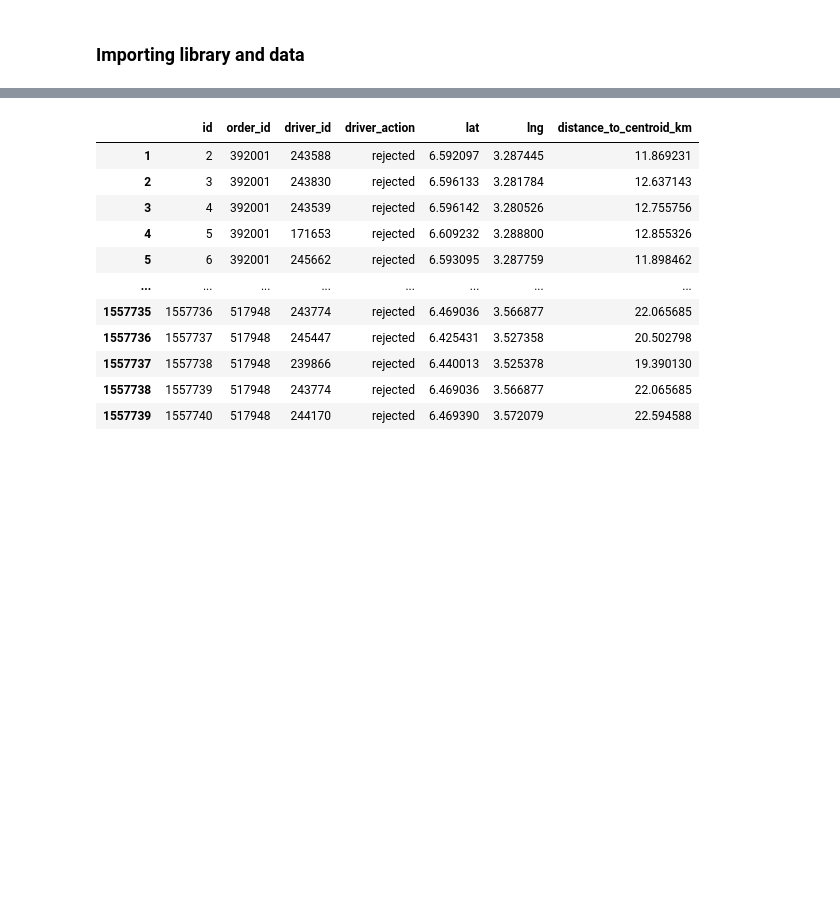
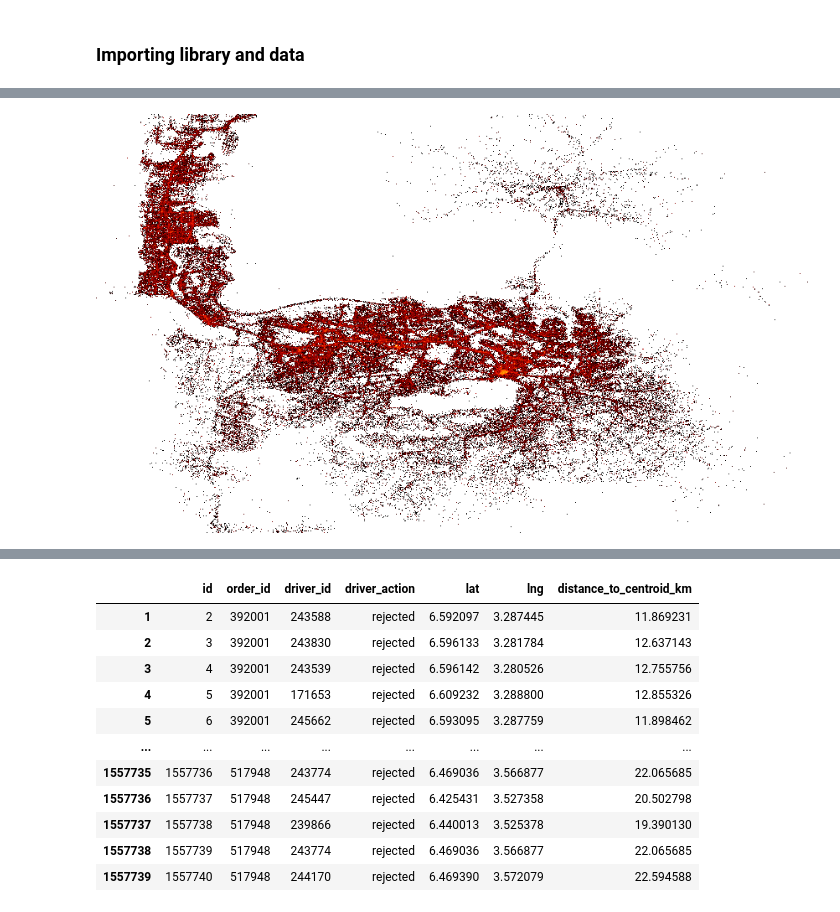
Before and after one commit to JabezETH/Logistic-optimization-Delivery-drivers-location-optimisation-with-Causal-Inference-, a Jupyter notebook: notebooks/data_overview.ipynb, the cells around one changed output, grey strips where cells are left out. Saved outputs shown, nothing was run; the diff lists cells and outputs as text; code cells hidden in the pictures; blank space fills up the shorter version.

```diff
--- a/notebooks/data_overview.ipynb
+++ b/notebooks/data_overview.ipynb
@@ -244,0 +55,5 @@ The t-test results indicate a very high t-statistic and a p-value of 0.0.
+# %%
+from datashader.utils import export_image
+export_image(img, filename='output_image', fmt='.png')
+# %% [output]
+[figure, added]
```
Also changed, not shown: parts of 46 cells of this notebook, 3 other files.
